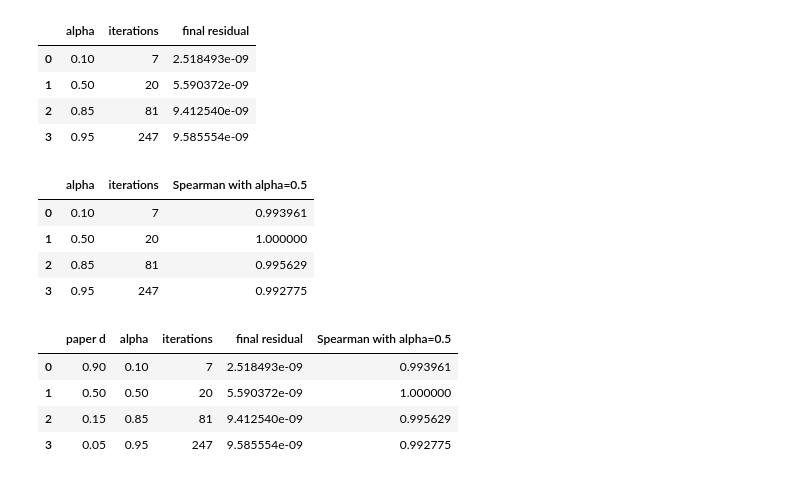
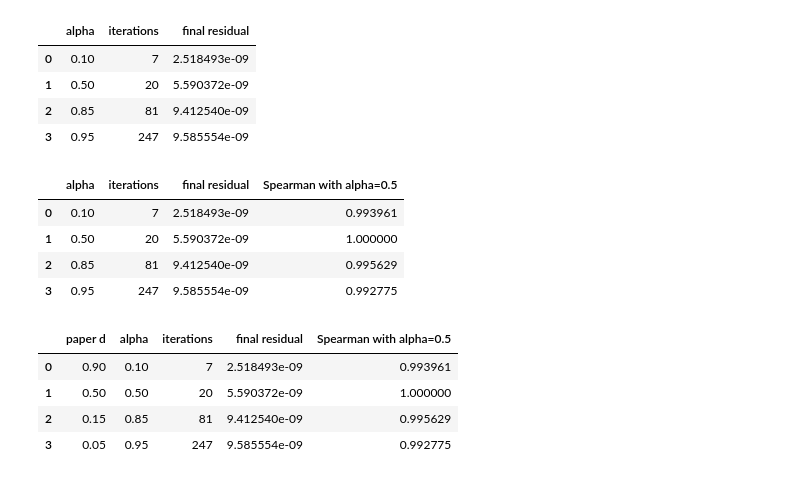
Before and after one commit to RiccardoInfascelli/numerical-analysis-pagerank, a Jupyter notebook: notebooks/pagerank_analysis.ipynb, the cells around one changed output. Cells and saved outputs as stored; diff of their text form; code cells hidden in the pictures.

```diff
--- a/notebooks/pagerank_analysis.ipynb
+++ b/notebooks/pagerank_analysis.ipynb
@@ -91,14 +139,4 @@ display(Image(filename="images/graph_example.png", width=250))
 # %%
-n = 6
-
-edges = [
-    (0, 1), (0, 2),
-    (2, 0), (2, 1), (2, 4),
-    (3, 4), (3, 5),
-    (4, 3), (4, 5),
-    (5, 3)
-]
-
 rank_book, residuals_book = pagerank_basic(n, edges)
 
 print("PageRank:", rank_book)
@@ -439,14 +476,19 @@ The linear system gives the same PageRank vector as the power iteration. The $L^
 
 This experiment is inspired by the paper *Finding Scientific Gems with Google's PageRank Algorithm* by Chen, Xie, Maslov and Redner. The idea is to compare PageRank with the number of citations received by each paper.
 # %%
-# !wget -q https://snap.stanford.edu/data/cit-HepTh.txt.gz
+EDGE_FILE = DATA_DIR / "cit-HepTh.txt.gz"
+
+if not EDGE_FILE.exists():
+    raise FileNotFoundError(
+        f"Dataset not found: {EDGE_FILE}"
+    )
 
 edge_data = pd.read_csv(
-    "data/cit-HepTh.txt.gz",
+    EDGE_FILE,
     sep=r"\s+",
     comment="#",
     names=["source", "target"],
-    compression="gzip"
+    compression="gzip",
 )
 
 edge_data.head()
@@ -904,35 +989,31 @@ real_damping_results
 # %%
 reference_rank = ranks_real[0.50]
 
 correlations = []
 
 for alpha in alpha_values:
     rho, _ = spearmanr(
         reference_rank,
         ranks_real[alpha]
     )
 
     correlations.append({
         "alpha": alpha,
-        "iterations": len(
-            pagerank_sparse(
-                H_cit,
-                dangling_cit,
-                alpha=alpha,
-                tol=1e-8
-            )[1]
-        ),
         "Spearman with alpha=0.5": rho
     })
 
-correlation_results = pd.DataFrame(correlations)
+correlation_results = real_damping_results.merge(
+    pd.DataFrame(correlations),
+    on="alpha"
+)
+
 correlation_results
 # %% [output]
-|  | alpha | iterations | Spearman with alpha=0.5 |
-| 0 | 0.10 | 7 | 0.993961 |
-| 1 | 0.50 | 20 | 1.000000 |
-| 2 | 0.85 | 81 | 0.995629 |
-| 3 | 0.95 | 247 | 0.992775 |
+|  | alpha | iterations | final residual | Spearman with alpha=0.5 |
+| 0 | 0.10 | 7 | 2.518493e-09 | 0.993961 |
+| 1 | 0.50 | 20 | 5.590372e-09 | 1.000000 |
+| 2 | 0.85 | 81 | 9.412540e-09 | 0.995629 |
+| 3 | 0.95 | 247 | 9.585554e-09 | 0.992775 |
 # %%
 sensitivity_results = real_damping_results.merge(
     correlation_results[[
```
Also changed, not shown: parts of 25 cells of this notebook.
